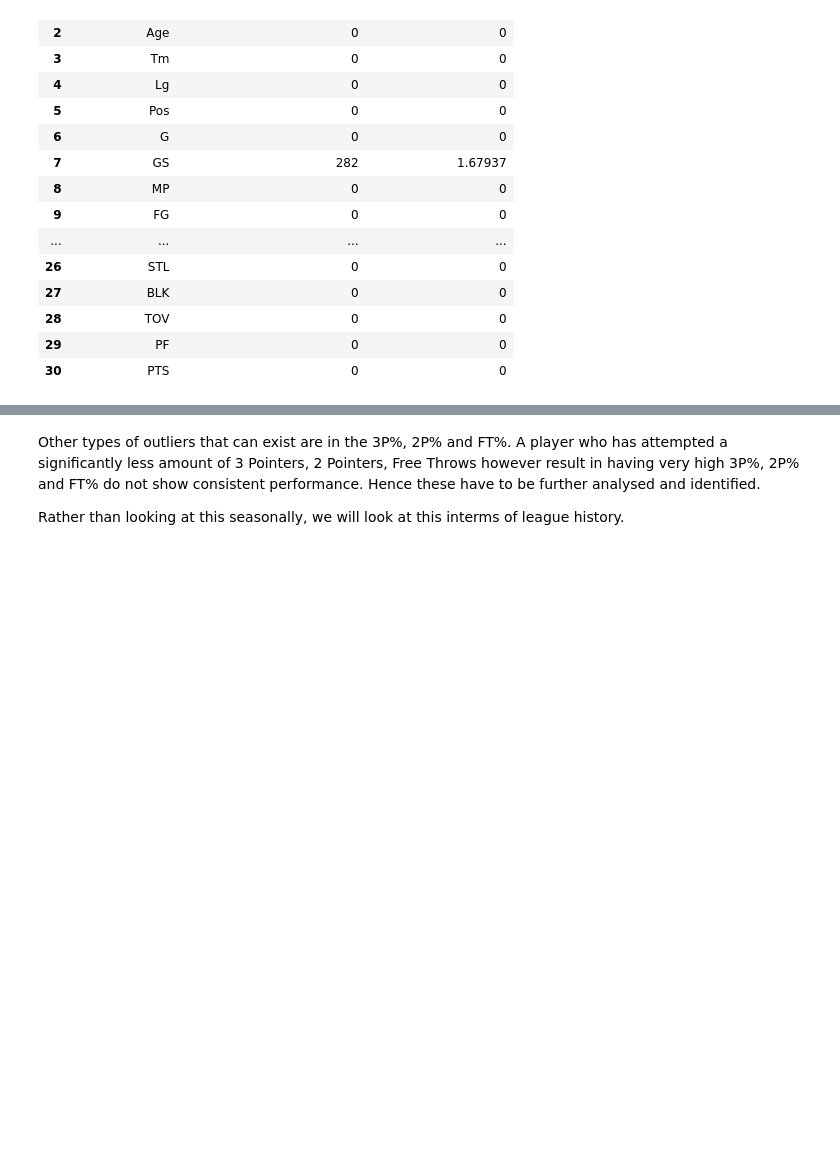
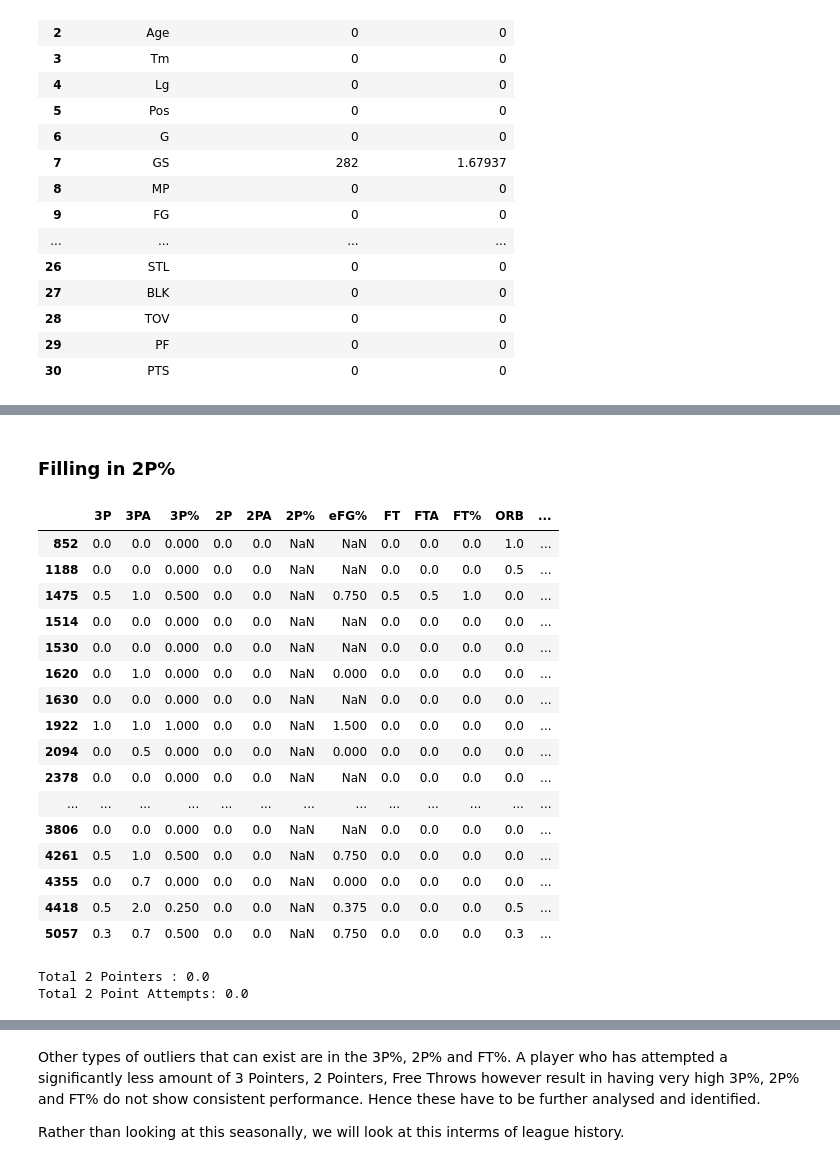
Before and after one commit to Pasindu19970808/NBAData, a Jupyter notebook: NBA_EDA.ipynb, the cells around one changed output, grey strips where cells are left out. Saved outputs shown, nothing was run; the diff lists cells and outputs as text; code cells hidden in the pictures; blank space fills up the shorter version.

```diff
--- a/NBA_EDA.ipynb
+++ b/NBA_EDA.ipynb
@@ -454,0 +566,28 @@ display(missing_data_df_ftpercent.style.background_gradient(cmap = 'Reds',axis =
+# %% [markdown]
+<h3> Filling in 2P%</h3>
+# %%
+nba_data_df.loc[nba_data_df["2P%"].isna()].iloc[:,-20:].head(20)
+# %% [output]
+|  | 3P | 3PA | 3P% | 2P | 2PA | 2P% | eFG% | FT | FTA | FT% | ORB | ... |
+| 852 | 0.0 | 0.0 | 0.000 | 0.0 | 0.0 | NaN | NaN | 0.0 | 0.0 | 0.0 | 1.0 | ... |
+| 1188 | 0.0 | 0.0 | 0.000 | 0.0 | 0.0 | NaN | NaN | 0.0 | 0.0 | 0.0 | 0.5 | ... |
+| 1475 | 0.5 | 1.0 | 0.500 | 0.0 | 0.0 | NaN | 0.750 | 0.5 | 0.5 | 1.0 | 0.0 | ... |
+| 1514 | 0.0 | 0.0 | 0.000 | 0.0 | 0.0 | NaN | NaN | 0.0 | 0.0 | 0.0 | 0.0 | ... |
+| 1530 | 0.0 | 0.0 | 0.000 | 0.0 | 0.0 | NaN | NaN | 0.0 | 0.0 | 0.0 | 0.0 | ... |
+| 1620 | 0.0 | 1.0 | 0.000 | 0.0 | 0.0 | NaN | 0.000 | 0.0 | 0.0 | 0.0 | 0.0 | ... |
+| 1630 | 0.0 | 0.0 | 0.000 | 0.0 | 0.0 | NaN | NaN | 0.0 | 0.0 | 0.0 | 0.0 | ... |
+| 1922 | 1.0 | 1.0 | 1.000 | 0.0 | 0.0 | NaN | 1.500 | 0.0 | 0.0 | 0.0 | 0.0 | ... |
+| 2094 | 0.0 | 0.5 | 0.000 | 0.0 | 0.0 | NaN | 0.000 | 0.0 | 0.0 | 0.0 | 0.0 | ... |
+| 2378 | 0.0 | 0.0 | 0.000 | 0.0 | 0.0 | NaN | NaN | 0.0 | 0.0 | 0.0 | 0.0 | ... |
+| ... | ... | ... | ... | ... | ... | ... | ... | ... | ... | ... | ... | ... |
+| 3806 | 0.0 | 0.0 | 0.000 | 0.0 | 0.0 | NaN | NaN | 0.0 | 0.0 | 0.0 | 0.0 | ... |
+| 4261 | 0.5 | 1.0 | 0.500 | 0.0 | 0.0 | NaN | 0.750 | 0.0 | 0.0 | 0.0 | 0.0 | ... |
+| 4355 | 0.0 | 0.7 | 0.000 | 0.0 | 0.0 | NaN | 0.000 | 0.0 | 0.0 | 0.0 | 0.0 | ... |
+| 4418 | 0.5 | 2.0 | 0.250 | 0.0 | 0.0 | NaN | 0.375 | 0.0 | 0.0 | 0.0 | 0.5 | ... |
+| 5057 | 0.3 | 0.7 | 0.500 | 0.0 | 0.0 | NaN | 0.750 | 0.0 | 0.0 | 0.0 | 0.3 | ... |
+# %%
+print("Total 2 Pointers : {}".format(nba_data_df.loc[nba_data_df["2P%"].isna()]["2P"].sum()))
+print("Total 2 Point Attempts: {}".format(nba_data_df.loc[nba_data_df["2P%"].isna()]["2PA"].sum()))
+# %% [output]
+Total 2 Pointers : 0.0
+Total 2 Point Attempts: 0.0
```
Also changed, not shown: parts of 17 cells of this notebook.
